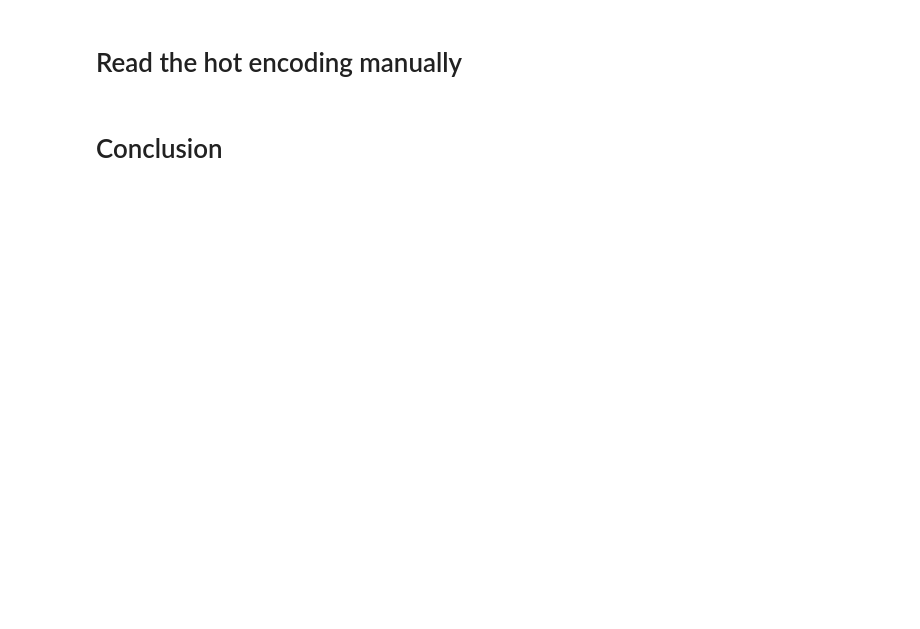
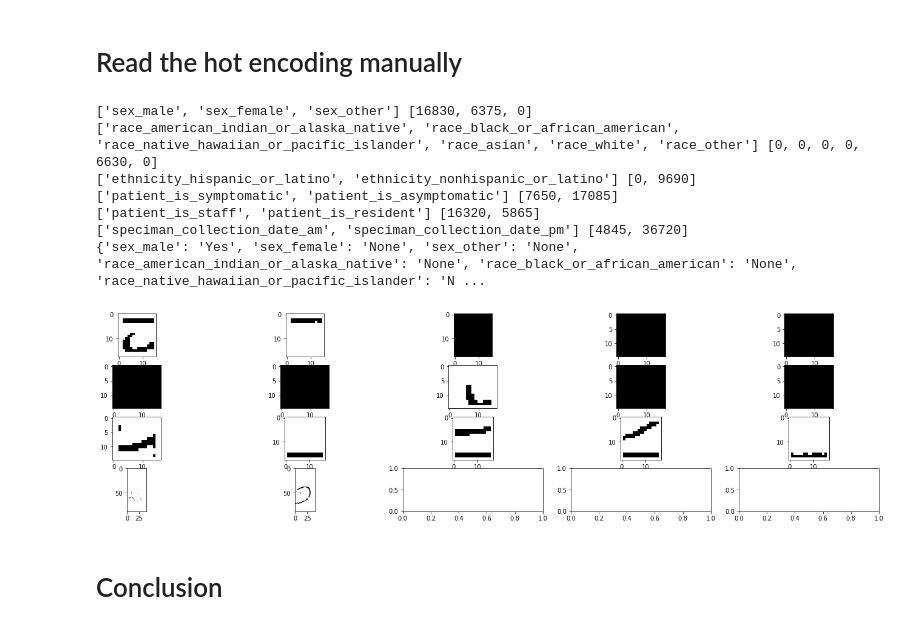
Before and after one commit to dalessioluca/image_registration, a Jupyter notebook: covid-submission.ipynb, the cells around one changed output. Saved outputs shown, nothing was run; the diff lists cells and outputs as text; code cells hidden in the pictures; blank space fills up the shorter version.

```diff
--- a/covid-submission.ipynb
+++ b/covid-submission.ipynb
@@ -325,44 +330,53 @@ print(info_numeric)
 # %%
 one_hot_flattened = [item for sublist in one_hot_list_of_list for item in sublist]
 
 figure, axes = matplotlib.pyplot.subplots(nrows=4, ncols=5, figsize=(24, 6))
 
-axes[0,0].imshow(regions_diff_dict[one_hot_flattened[0]].intensity_image)
-axes[0,1].imshow(regions_diff_dict[one_hot_flattened[1]].intensity_image)
-axes[0,2].imshow(regions_diff_dict[one_hot_flattened[2]].intensity_image)
-axes[0,3].imshow(regions_diff_dict[one_hot_flattened[3]].intensity_image)
-axes[0,4].imshow(regions_diff_dict[one_hot_flattened[4]].intensity_image)
-axes[1,0].imshow(regions_diff_dict[one_hot_flattened[5]].intensity_image)
-axes[1,1].imshow(regions_diff_dict[one_hot_flattened[6]].intensity_image)
-axes[1,2].imshow(regions_diff_dict[one_hot_flattened[7]].intensity_image)
-axes[1,3].imshow(regions_diff_dict[one_hot_flattened[8]].intensity_image)
-axes[1,4].imshow(regions_diff_dict[one_hot_flattened[9]].intensity_image)
-axes[2,0].imshow(regions_diff_dict[one_hot_flattened[10]].intensity_image)
-axes[2,1].imshow(regions_diff_dict[one_hot_flattened[11]].intensity_image)
-axes[2,2].imshow(regions_diff_dict[one_hot_flattened[12]].intensity_image)
-axes[2,3].imshow(regions_diff_dict[one_hot_flattened[13]].intensity_image)
-axes[2,4].imshow(regions_diff_dict[one_hot_flattened[14]].intensity_image)
-axes[3,0].imshow(regions_diff_dict[one_hot_flattened[15]].intensity_image)
-axes[3,1].imshow(regions_diff_dict[one_hot_flattened[16]].intensity_image)
+axes[0,0].imshow(regions_diff_dict[one_hot_flattened[0]].intensity_image, cmap='gray')
+axes[0,1].imshow(regions_diff_dict[one_hot_flattened[1]].intensity_image, cmap='gray')
+axes[0,2].imshow(regions_diff_dict[one_hot_flattened[2]].intensity_image, cmap='gray')
+axes[0,3].imshow(regions_diff_dict[one_hot_flattened[3]].intensity_image, cmap='gray')
+axes[0,4].imshow(regions_diff_dict[one_hot_flattened[4]].intensity_image, cmap='gray')
+axes[1,0].imshow(regions_diff_dict[one_hot_flattened[5]].intensity_image, cmap='gray')
+axes[1,1].imshow(regions_diff_dict[one_hot_flattened[6]].intensity_image, cmap='gray')
+axes[1,2].imshow(regions_diff_dict[one_hot_flattened[7]].intensity_image, cmap='gray')
+axes[1,3].imshow(regions_diff_dict[one_hot_flattened[8]].intensity_image, cmap='gray')
+axes[1,4].imshow(regions_diff_dict[one_hot_flattened[9]].intensity_image, cmap='gray')
+axes[2,0].imshow(regions_diff_dict[one_hot_flattened[10]].intensity_image, cmap='gray')
+axes[2,1].imshow(regions_diff_dict[one_hot_flattened[11]].intensity_image, cmap='gray')
+axes[2,2].imshow(regions_diff_dict[one_hot_flattened[12]].intensity_image, cmap='gray')
+axes[2,3].imshow(regions_diff_dict[one_hot_flattened[13]].intensity_image, cmap='gray')
+axes[2,4].imshow(regions_diff_dict[one_hot_flattened[14]].intensity_image, cmap='gray')
+axes[3,0].imshow(regions_diff_dict[one_hot_flattened[15]].intensity_image, cmap='gray')
+axes[3,1].imshow(regions_diff_dict[one_hot_flattened[16]].intensity_image, cmap='gray')
 
 def resolve_one_hot(keys, regions_dict):
     """ Reverse the image so that foreground is 1 and background is zero and take maximum intensity"""
     inferred = ["None"]*len(keys)
     values_list = []
     for k in keys:
         values_list += [numpy.sum(~regions_dict[k].intensity_image)]
     values_np = numpy.asarray(values_list)
     print(keys, values_list)
     index = numpy.argmax(values_np)
     inferred[index] = "Yes"
     return dict(zip(keys,inferred))
 
 info_one_hot = {}
 for one_hot in one_hot_list_of_list:
     tmp = resolve_one_hot(one_hot, regions_diff_dict)
     info_one_hot.update(tmp)
 
 print(info_one_hot)
+# %% [output]
+['sex_male', 'sex_female', 'sex_other'] [16830, 6375, 0]
+['race_american_indian_or_alaska_native', 'race_black_or_african_american', 'race_native_hawaiian_or_pacific_islander', 'race_asian', 'race_white', 'race_other'] [0, 0, 0, 0, 6630, 0]
+['ethnicity_hispanic_or_latino', 'ethnicity_nonhispanic_or_latino'] [0, 9690]
+['patient_is_symptomatic', 'patient_is_asymptomatic'] [7650, 17085]
+['patient_is_staff', 'patient_is_resident'] [16320, 5865]
+['speciman_collection_date_am', 'speciman_collection_date_pm'] [4845, 36720]
+{'sex_male': 'Yes', 'sex_female': 'None', 'sex_other': 'None', 'race_american_indian_or_alaska_native': 'None', 'race_black_or_african_american': 'None', 'race_native_hawaiian_or_pacific_islander': 'N ...
+[figure, added]
 # %% [markdown]
 # Conclusion
 # %%
```
Also changed, not shown: parts of 5 cells of this notebook.
